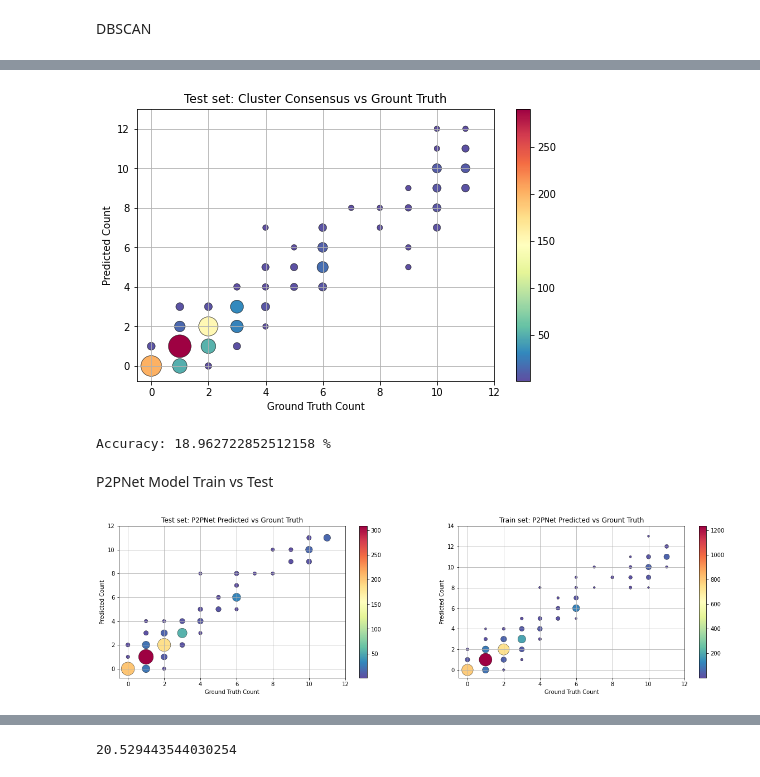
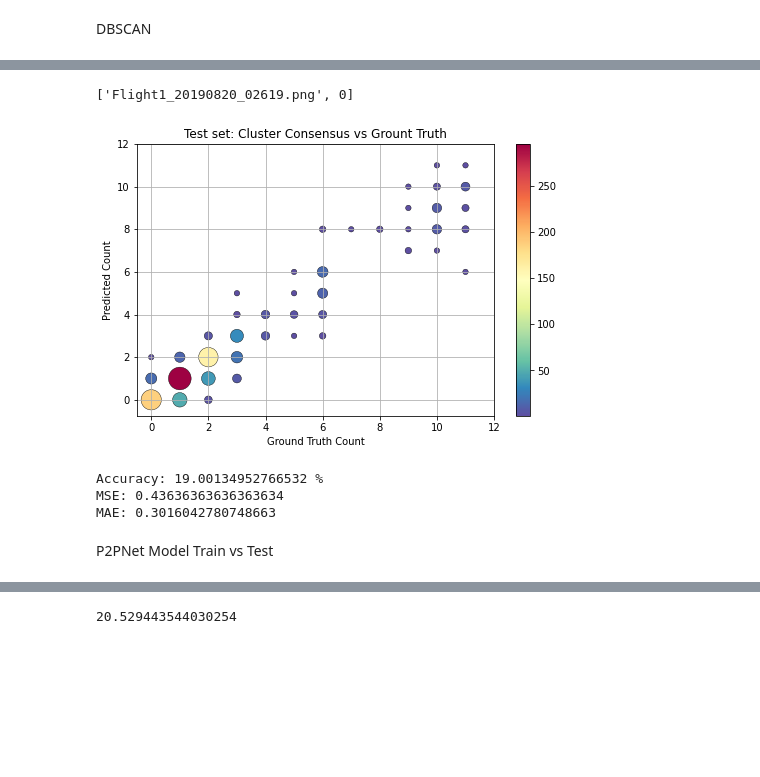
Before and after one commit to crystallcx/CrowdCounting-P2PNet, a Jupyter notebook: vis/visualise_results.ipynb, the cells around one changed output, grey strips where cells are left out. Cells and saved outputs as stored; diff of their text form; code cells hidden in the pictures; blank space fills up the shorter version.

```diff
--- a/vis/visualise_results.ipynb
+++ b/vis/visualise_results.ipynb
@@ -28,7 +47,6 @@ with open(os.path.join(db_dir,"test_gt.txt")) as load_file:
 def column(matrix, i):
     return [row[i] for row in matrix]
 
-train_test = [train_set,test_set]
 
 fig=plt.figure(figsize=[12,4])
 for i in range(2):
@@ -40,10 +58,10 @@ for i in range(2):
     plt.setp(ax, xticks=list(set(values)))
     plt.grid(axis='y', alpha=0.75)
     plt.bar(bin_edges[:-1], hist, align='center', width=width, edgecolor='k', alpha=0.8)
-    plt.title('Deer Training Dataset Histogram')
+    plt.title('Deer Dataset Histogram: {} Set'.format(tot[i].capitalize()))
     plt.xlabel('Count of Deer')
     plt.ylabel('Number of Images')
 
-plt.figtext(0.3, -0.05, "a) Training Set", wrap=True, horizontalalignment='center', fontsize=12)
-plt.figtext(0.75, -0.05, "b) Validation Set", wrap=True, horizontalalignment='center', fontsize=12)
+# plt.figtext(0.3, -0.05, "a) Training Set", wrap=True, horizontalalignment='center', fontsize=12)
+# plt.figtext(0.75, -0.05, "b) Validation Set", wrap=True, horizontalalignment='center', fontsize=12)
 # %% [output]
@@ -52,9 +69,10 @@ Text(0.75, -0.05, 'b) Validation Set')
 # %%
 # Display counts - don't need to run
-c_test = Counter(elem[1] for elem in test_set)
-c_train = Counter(elem[1] for elem in train_set)
+c_test = Counter(elem[1] for elem in gt_test)
+c_train = Counter(elem[1] for elem in gt_train)
 for i in range(12):
-    print("{}:".format(str(i)), c_train[str(i)], c_test[str(i)])
+    print("{}:".format(str(i)), c_train[str(i)], c_test[str(i)], c_train[str(i)]+c_test[str(i)])
     # print("Yes:", c['1'])
     # print("No:", c['0'])
+(len(gt_test)+len(gt_train))
 # %% [output]
@@ -73,12 +92,12 @@ for i in range(12):
 # %%
-# Store filename, gt count, and image for each .png in test set
+# >> WARNING: TAKES ABOUT 8 MINUTES << Store filename, gt count, and image for each .png in test set
 test_array=[]
 for file in glob.glob(os.path.join(db_dir,"test/*.png")):
     img = cv2.imread(file)
     filename = os.path.basename(file)#.split(".")[0]
     pre = filename.split(".")[0]
 
-    for line in test_set:
+    for line in gt_test:
         if line[0] == filename:
             count = line[1]
             test_array.append(tuple([pre,count,img]))
@@ -343,8 +324,12 @@ def cluster(k, eps, min_samples = 3):
 # %%
 cluster_points=[]
 # cluster(860, 5, min_samples = 3)
-for m in range(len(test_set)):
-    cluster_points.append(cluster(m, 5, min_samples = 3))
+for m in range(len(gt_test)):
+    cluster_points.append(cluster_img(m, 5, min_samples = 3, img=False))
+
+cluster_points[0]
+# %% [output]
+['Flight1_20190820_02619.png', 0]
 # %%
 #cluster test set
 fig=plt.figure(figsize=[8,5])
@@ -352,7 +337,7 @@ fig=plt.figure(figsize=[8,5])
 gt_path=os.path.join(db_dir,"test_gt.txt")
 
 gt_points = []
-for line in test_set:
+for line in gt_test:
     filename = (line[0])
     count = int(line[1])
     gt_points.append([filename, count])
@@ -362,47 +347,53 @@ cluster_pts_sorted = sorted(cluster_points, key=lambda tup: tup[0])
 
 test_x=column(gt_points_sorted, 1)
 test_y=column(cluster_pts_sorted, 1)
 #Generate a list of unique points
 points=list(set(zip(test_x,test_y)))
 #Generate a list of point counts
 count=[len([x for x,y in zip(test_x,test_y) if x==p[0] and y==p[1]]) for p in points]
 #Now for the plotting:
 plot_x=[i[0] for i in points]
 plot_y=[i[1] for i in points]
 count=np.array(count)
 
 ax=fig.add_subplot(1, 1, 1)
 plt.xlim(-0.5, max(test_x)+1)
 plt.ylim(-0.75, max(test_y)+1)
 plt.scatter(plot_x,plot_y,c=count,s=30*count**0.5,cmap='Spectral_r', linewidths=0.4, edgecolors=(0,0,0))
 plt.colorbar()
 plt.xlabel('Ground Truth Count')
 plt.ylabel('Predicted Count')
 plt.title("Test set: Cluster Consensus vs Grount Truth")
 plt.grid()
 plt.show()
 
 g = zip(plot_x, plot_y, count)
 g = list(sorted(g,key=lambda b: b[0]))
 correct = 0
 for j in range(len(g)):
     if tuple(g[j])[0]==tuple(g[j])[1]:
         correct+=(tuple(g[j])[2])
-print("Accuracy: {} %".format(correct/len(train_set)*100))
+
+print("Accuracy: {} %".format(correct/len(gt_train)*100))
+print("MSE: {}".format(metrics.mean_squared_error(test_x,test_y)))
+print("MAE: {}".format(metrics.mean_absolute_error(test_x, test_y)))
 # %% [output]
-[figure, old version]
+[figure, new version]
-Accuracy: 18.962722852512158 %
+Accuracy: 19.00134952766532 %
+MSE: 0.43636363636363634
+MAE: 0.3016042780748663
 # %% [markdown]
 P2PNet Model Train vs Test
 # %%
 #https://stackoverflow.com/questions/32687826/how-can-i-account-for-identical-data-points-in-a-scatter-plot
-pr_train_path = "./run1/train/p2p_train_pr.txt"
-pr_test_path = "./run1/test/p2p_test_pr.txt"
+pr_train_path = os.path.join(old_p2p_dir,"vis","run1","train","p2p_train_pr.txt")
+pr_test_path = os.path.join(old_p2p_dir,"vis","run1","test","p2p_test_pr.txt")
+
 g_names=["Test", "Train"]
 gt_paths = (os.path.join(db_dir,"test_gt.txt"),os.path.join(db_dir,"train_gt.txt"))
 p2p_pr_paths = (pr_test_path, pr_train_path)
 
-fig=plt.figure(figsize=[20,5])
+fig=plt.figure(figsize=[18,5])
 
 for x in range(2):
     gt_path=gt_paths[x]
@@ -429,11 +420,10 @@ for x in range(2):
 
     test_x=column(gt_points_sorted, 1)
     test_y=column(p2p_pr_points_sorted, 1) #  I am just generating some test x and y values. Use your data here
-    #Generate a list of unique points
+
     points=list(set(zip(test_x,test_y)))
-    #Generate a list of point counts
     count=[len([x for x,y in zip(test_x,test_y) if x==p[0] and y==p[1]]) for p in points]
-    #Now for the plotting:
+
     plot_x=[i[0] for i in points]
     plot_y=[i[1] for i in points]
     count=np.array(count)
@@ -446,10 +436,8 @@ for x in range(2):
     else:
         plt.scatter(plot_x,plot_y,c=count,s=15*count**0.5,cmap='Spectral_r', linewidths=0.4, edgecolors=(0,0,0))
     plt.colorbar()
-    plt.xlabel('Ground Truth Count')
+    plt.xlabel('Ground Truth Count\n {})'.format(alphabet_set[x]),fontsize=12)
     plt.ylabel('Predicted Count')
-    plt.title(g_names[x]+ " set: P2PNet Predicted vs Grount Truth")
+    plt.title(g_names[x]+ " set: P2PNet Predicted vs Ground Truth")
     plt.grid()
 plt.show()
-# %% [output]
-[figure, removed]
```
Also changed, not shown: parts of 24 cells of this notebook.
